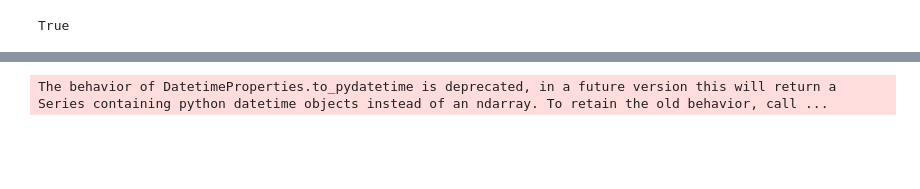
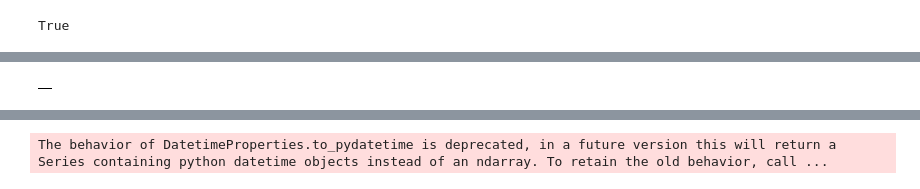
Before and after one commit to joaoluke/python-investment, a Jupyter notebook: crossover_trading.ipynb, the cells around one changed output, grey strips where cells are left out. Saved outputs shown, nothing was run; the diff lists cells and outputs as text; code cells hidden in the pictures; blank space fills up the shorter version.

```diff
--- a/crossover_trading.ipynb
+++ b/crossover_trading.ipynb
@@ -48,3 +55,9 @@ df
+# %%
+bars = mt5.copy_rates_range(symbol, timeframe, current_day, one_year_before)
+df = pd.DataFrame(bars)
+df
+# %% [output]
+|  |
 # %%
 bars = mt5.copy_rates_from_pos(symbol, timeframe, start_pos, num_bars)
 df = pd.DataFrame(bars)[['time', 'open', 'close', 'low', 'high']]
```
Also changed, not shown: parts of 8 cells of this notebook, 3 other files.
